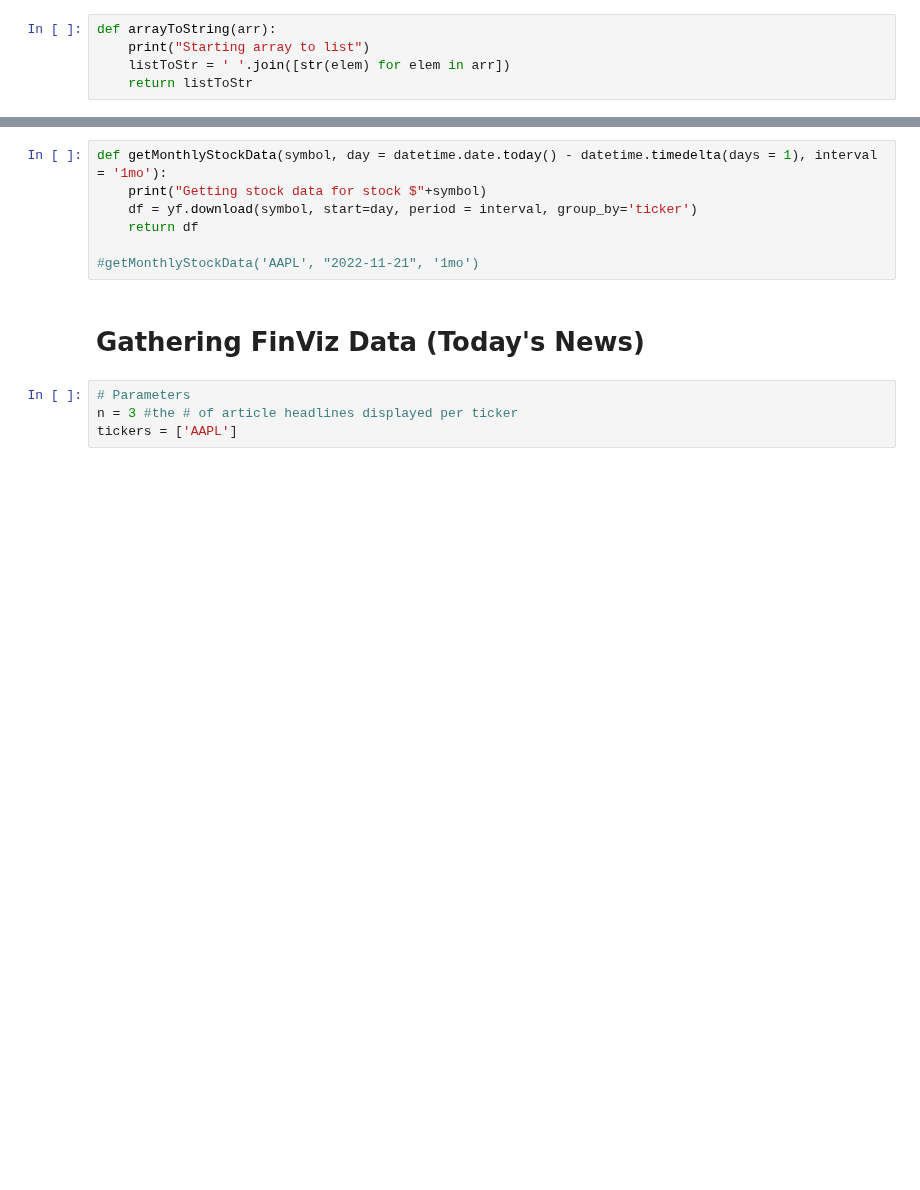
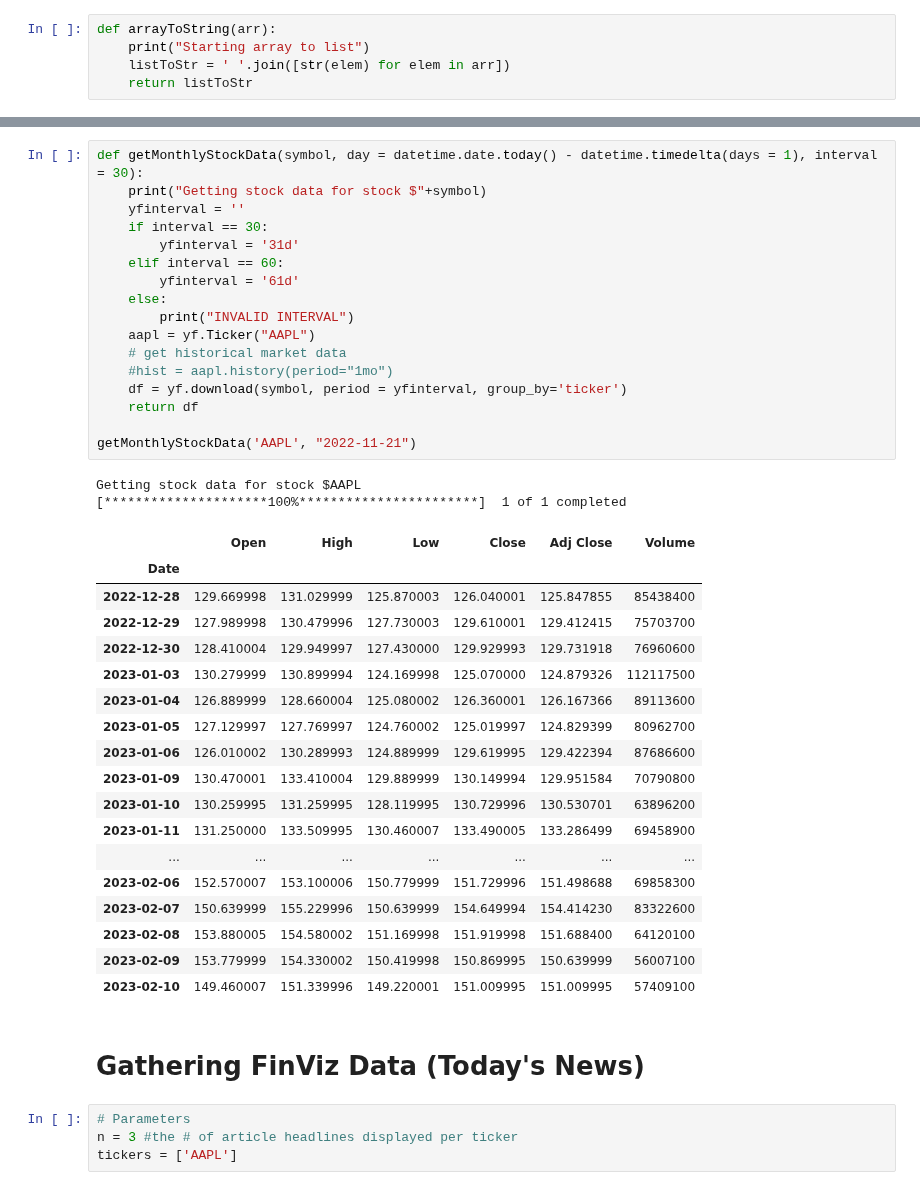
Before and after one commit to ishaanpaul98/Sentiment-Analysis, a Jupyter notebook: Sentiment_Analysis.ipynb, the cells around one changed output, grey strips where cells are left out. Saved outputs shown, nothing was run; the diff lists cells and outputs as text; blank space fills up the shorter version.

Commit message:
Training dataset logic completed
Have a dataframe ready for historical stock and relevant sentiment data

```diff
--- a/Sentiment_Analysis.ipynb
+++ b/Sentiment_Analysis.ipynb
@@ -103,10 +103,41 @@ Getting stock data for stock $AAPL TSLA
 # %%
-def getMonthlyStockData(symbol, day = datetime.date.today() - datetime.timedelta(days = 1), interval = '1mo'):
+def getMonthlyStockData(symbol, day = datetime.date.today() - datetime.timedelta(days = 1), interval = 30):
     print("Getting stock data for stock $"+symbol)
-    df = yf.download(symbol, start=day, period = interval, group_by='ticker')
+    yfinterval = ''
+    if interval == 30:
+        yfinterval = '31d'
+    elif interval == 60:
+        yfinterval = '61d'
+    else:
+        print("INVALID INTERVAL")
+    aapl = yf.Ticker("AAPL")
+    # get historical market data
+    #hist = aapl.history(period="1mo")
+    df = yf.download(symbol, period = yfinterval, group_by='ticker')
     return df
 
-#getMonthlyStockData('AAPL', "2022-11-21", '1mo')
+getMonthlyStockData('AAPL', "2022-11-21")
+# %% [output]
+Getting stock data for stock $AAPL
+[*********************100%***********************]  1 of 1 completed
+|  | Open | High | Low | Close | Adj Close | Volume |
+| Date |  |  |  |  |  |  |
+| 2022-12-28 | 129.669998 | 131.029999 | 125.870003 | 126.040001 | 125.847855 | 85438400 |
+| 2022-12-29 | 127.989998 | 130.479996 | 127.730003 | 129.610001 | 129.412415 | 75703700 |
+| 2022-12-30 | 128.410004 | 129.949997 | 127.430000 | 129.929993 | 129.731918 | 76960600 |
+| 2023-01-03 | 130.279999 | 130.899994 | 124.169998 | 125.070000 | 124.879326 | 112117500 |
+| 2023-01-04 | 126.889999 | 128.660004 | 125.080002 | 126.360001 | 126.167366 | 89113600 |
+| 2023-01-05 | 127.129997 | 127.769997 | 124.760002 | 125.019997 | 124.829399 | 80962700 |
+| 2023-01-06 | 126.010002 | 130.289993 | 124.889999 | 129.619995 | 129.422394 | 87686600 |
+| 2023-01-09 | 130.470001 | 133.410004 | 129.889999 | 130.149994 | 129.951584 | 70790800 |
+| 2023-01-10 | 130.259995 | 131.259995 | 128.119995 | 130.729996 | 130.530701 | 63896200 |
+| 2023-01-11 | 131.250000 | 133.509995 | 130.460007 | 133.490005 | 133.286499 | 69458900 |
+| ... | ... | ... | ... | ... | ... | ... |
+| 2023-02-06 | 152.570007 | 153.100006 | 150.779999 | 151.729996 | 151.498688 | 69858300 |
+| 2023-02-07 | 150.639999 | 155.229996 | 150.639999 | 154.649994 | 154.414230 | 83322600 |
+| 2023-02-08 | 153.880005 | 154.580002 | 151.169998 | 151.919998 | 151.688400 | 64120100 |
+| 2023-02-09 | 153.779999 | 154.330002 | 150.419998 | 150.869995 | 150.639999 | 56007100 |
+| 2023-02-10 | 149.460007 | 151.339996 | 149.220001 | 151.009995 | 151.009995 | 57409100 |
 # %% [markdown]
 # Gathering FinViz Data (Today's News) #
 # %%
```
Also changed, not shown: parts of 14 cells of this notebook.
